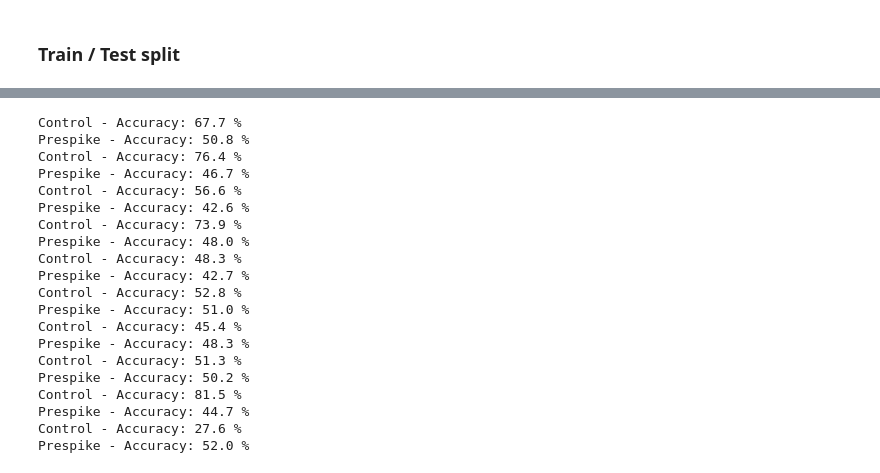
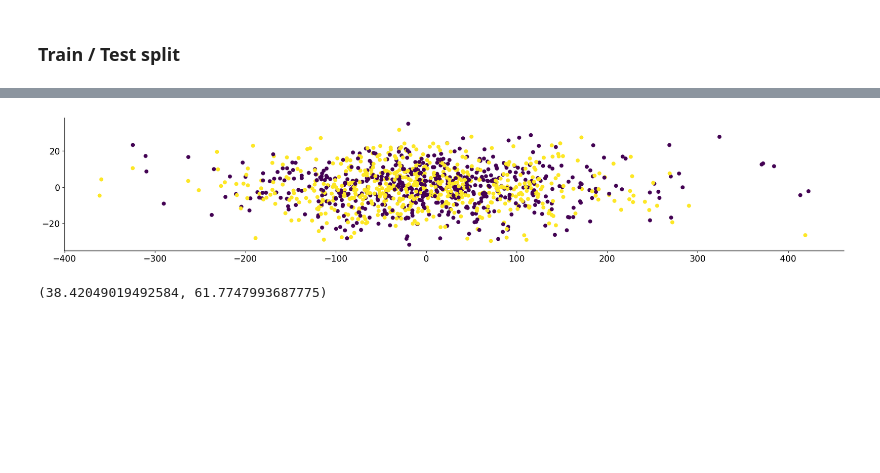
Before and after one commit to karahanyilmazer/OHBM-Hackathon23, a Jupyter notebook: load_amygdala_thomas.ipynb, the cells around one changed output, grey strips where cells are left out. Cells and saved outputs as stored; diff of their text form; code cells hidden in the pictures; blank space fills up the shorter version.

Commit message:
control outperforms method

```diff
--- a/load_amygdala_thomas.ipynb
+++ b/load_amygdala_thomas.ipynb
@@ -104,9 +104,9 @@ plt.show()
 # %% [markdown]
 ### Function to crop a prespike window
 # %%
-def crop_prespike_window(lfp, t_spike, time, window_size, channel):
-    in_window = (time < t_spike) & (time > t_spike - window_size)
-    return lfp[channel, in_window]
+# def crop_prespike_window(lfp, t_spike, time, window_size, channel):
+#     in_window = (time < t_spike) & (time > t_spike - window_size)
+#     return lfp[channel, in_window]
 
 
 def to_sample_idx(t_spike, time):
@@ -187,15 +189,21 @@ for f_mat in files_mat:
 # %% [markdown]
 ### Train / Test split
 # %%
-def make_dataset(spike_times_ds, lfp_ds, labels_ds, window_size, control=False):
+def make_dataset(spike_times_ds, lfp_ds, labels_ds, window_size, control=False, overlap=False):
     y = []
     X = defaultdict(list)
     for spike_times, lfp, label in zip(spike_times_ds, lfp_ds, labels_ds):
-        # handle single channels
+        if not overlap:
+            # exclude overlapping lfp windows
+            spike_times = spike_times[1:][np.diff(spike_times) > window_size//2000]
         if lfp.dim() < 2:
+            # handle single channels
             lfp = lfp.unsqueeze(0)
         if control:
+            # crop lfps at random positions
             spike_times = torch.randint(0, lfp.shape[-1], size=(len(spike_times), 1))
+            # spike_times = spike_times + window_size
+        # loop over time stamps
         for t_spike in spike_times:
             idx_spike = to_sample_idx(t_spike, time)
             lfp_crop = crop_prespike_window(lfp, idx_spike, window_size, channel_idx)
@@ -207,12 +223,21 @@ def make_dataset(spike_times_ds, lfp_ds, labels_ds, window_size, control=False):
+# %%
+X_prespike, y_prespike = make_dataset(spike_times_ds, lfp_ds, labels_ds, window_size, control=False)
+
+pca = PCA(n_components=2)
+X_prespike_pc = pca.fit_transform(X_prespike)
+
+plt.scatter(X_prespike_pc[:, 0], X_prespike_pc[:, 1], c=y_prespike)
+plt.show()
+# %% [output]
+[figure, added]
 # %%
-n_runs = 10
+n_runs = 100
 acc_control = []
 acc_prespike = []
-
-
+verbose = False
 for _ in range(n_runs):
 
-    n_train = int(0.6*len(spike_times_ds))
+    n_train = int(0.8*len(spike_times_ds))
     permutation = torch.randperm(len(labels_ds))
 
     spike_times_train_ds = [spike_times_ds[idx] for idx in permutation[:n_train]]
@@ -232,33 +257,20 @@ for _ in range(n_runs):
     clf = make_pipeline(StandardScaler(), RandomForestClassifier())
     clf.fit(X_control_train, y_control_train)
     accuracy_control = 100*clf.score(X_control_val, y_control_val)
-    print(f"Control - Accuracy: {accuracy_control:.3} %")
 
     clf = make_pipeline(StandardScaler(), RandomForestClassifier())
     clf.fit(X_prespike_train, y_prespike_train)
     accuracy_prespike = 100*clf.score(X_prespike_val, y_prespike_val)
-    print(f"Prespike - Accuracy: {accuracy_prespike:.3} %")
+
+    if verbose:
+        print("\n------Accuracy------")
+        print(f"Control: {accuracy_control:.4}%")
+        print(f"Prespike: {accuracy_prespike:.4}%")
+        print(f"Fraction class 2: {np.mean(y_control_train):.3}")
 
     acc_control.append(accuracy_control)
     acc_prespike.append(accuracy_prespike)
-# %% [output]
-Control - Accuracy: 67.7 %
-Prespike - Accuracy: 50.8 %
-Control - Accuracy: 76.4 %
-Prespike - Accuracy: 46.7 %
-Control - Accuracy: 56.6 %
-Prespike - Accuracy: 42.6 %
-Control - Accuracy: 73.9 %
-Prespike - Accuracy: 48.0 %
-Control - Accuracy: 48.3 %
-Prespike - Accuracy: 42.7 %
-Control - Accuracy: 52.8 %
-Prespike - Accuracy: 51.0 %
-Control - Accuracy: 45.4 %
-Prespike - Accuracy: 48.3 %
-Control - Accuracy: 51.3 %
-Prespike - Accuracy: 50.2 %
-Control - Accuracy: 81.5 %
-Prespike - Accuracy: 44.7 %
-Control - Accuracy: 27.6 %
-Prespike - Accuracy: 52.0 %
+# %%
+np.mean(acc_prespike), np.mean(acc_control)
+# %% [output]
+(38.42049019492584, 61.7747993687775)
```
Also changed, not shown: parts of 4 cells of this notebook.
